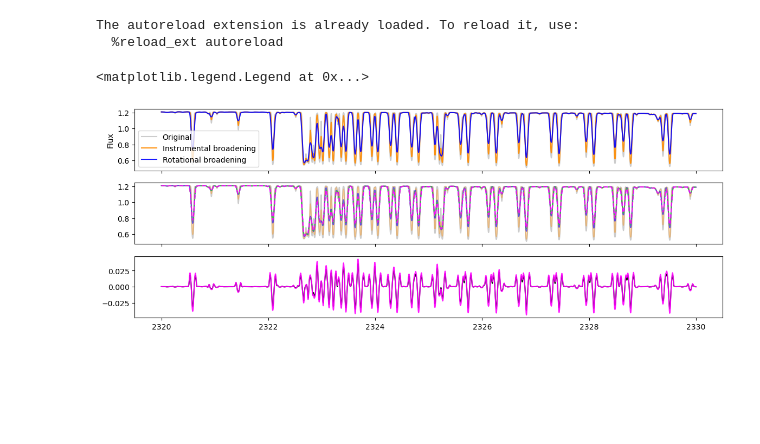
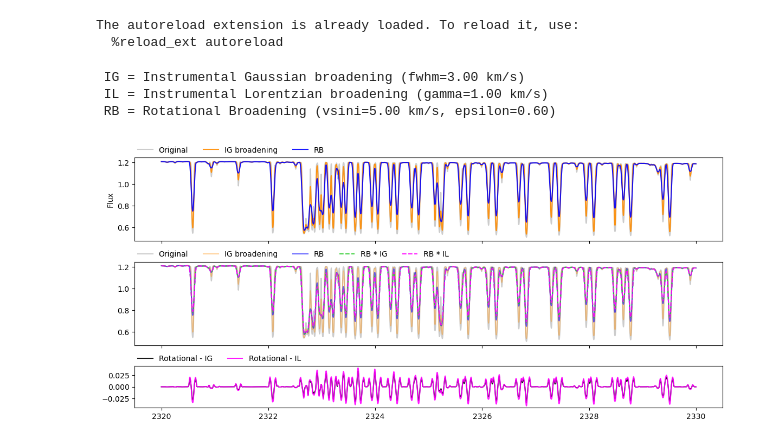
Before and after one commit to TessaEveline/broadpy, a Jupyter notebook: examples/instrumental_rotational_broadening.ipynb, the cells around one changed output. Cells and saved outputs as stored; diff of their text form; code cells hidden in the pictures; blank space fills up the shorter version.

Commit message:
Update examples

```diff
--- a/examples/instrumental_rotational_broadening.ipynb
+++ b/examples/instrumental_rotational_broadening.ipynb
@@ -21,44 +13,57 @@ flux = flux[mask]
+# %%
+# load PHOENIX model (R~1e6)
+wave, flux = load_example_data()
 # %%
 IB = InstrumentalBroadening(wave, flux)
 RB = RotationalBroadening(wave, flux)
 # %%
 R = 1e5
 fwhm = 2.998e5/R
+gamma= 1.0
 # Instrumental broadening
 flux_fwhm = IB(fwhm=fwhm, kernel='gaussian')
 flux_gamma = IB(gamma=1.0, kernel='lorentzian')
 n_edge_fwhm = 2 * int(np.mean(wave) / np.mean(np.diff(wave)) / R)
 # %%
-# Rotational broadening
+# RB
 vsini = 5.0
-eps = 0.5
+eps = 0.6
 flux_vsini = RB(vsini=vsini, epsilon=eps)
 flux_vsini_fwhm = InstrumentalBroadening(wave, flux_vsini)(fwhm=fwhm, kernel='gaussian')
-flux_vsini_gamma = InstrumentalBroadening(wave, flux_vsini)(gamma=1.0, kernel='lorentzian')
+flux_vsini_gamma = InstrumentalBroadening(wave, flux_vsini)(gamma=gamma, kernel='lorentzian')
 # %%
-fig, ax = plt.subplots(3, 1, figsize=(14, 5), sharex=True)
-
+fig, ax = plt.subplots(3, 1, figsize=(14, 6), sharex=True, gridspec_kw={'height_ratios': [2, 2, 1],
+                                                                        'hspace':0.3})
+print(f' IG = Instrumental Gaussian broadening (fwhm={fwhm:.2f} km/s)')
+print(f' IL = Instrumental Lorentzian broadening (gamma={gamma:.2f} km/s)')
+print(f' RB = Rotational Broadening (vsini={vsini:.2f} km/s, epsilon={eps:.2f})')
 for i, axi in enumerate(ax[:2]):
 
 
     axi.plot(wave, flux, label='Original', alpha=0.2, color='black')
-    axi.plot(wave, flux_fwhm, label='Instrumental broadening', color='darkorange', alpha=0.9 - 0.5*i)
-    axi.plot(wave, flux_vsini, label='Rotational broadening', color='blue', alpha=0.9 - 0.3*i)
+    axi.plot(wave, flux_fwhm, label='IG broadening', color='darkorange', alpha=0.9 - 0.5*i)
+    axi.plot(wave, flux_vsini, label='RB', color='blue', alpha=0.9 - 0.3*i)
 
-ax[1].plot(wave, flux_vsini_fwhm, label='Instrumental + Rotational broadening', color='limegreen', alpha=0.9, ls='--')
-ax[1].plot(wave, flux_vsini_gamma, label='Instrumental + Rotational broadening', color='magenta', alpha=0.9, ls='--')
+ax[1].plot(wave, flux_vsini_fwhm, label='RB * IG', color='limegreen', alpha=0.9, ls='--')
+ax[1].plot(wave, flux_vsini_gamma, label='RB * IL', color='magenta', alpha=0.9, ls='--')
 
 # residuals between flux_vsini and flux_vsini_fwhm
 res = flux_vsini - flux_vsini_fwhm
-ax[-1].plot(wave, res, color='black', alpha=0.9)
+ax[-1].plot(wave, res, color='black', alpha=0.9, label='Rotational - IG')
 
 res_gamma = flux_vsini - flux_vsini_gamma
-ax[-1].plot(wave, res_gamma, color='magenta', alpha=0.9)
+ax[-1].plot(wave, res_gamma, color='magenta', alpha=0.9, label='Rotational - IL')
 
 
-ax[0].set_ylabel('Flux')
+[axi.set_ylabel('Flux') for axi in ax[:2]]
 
-ax[0].legend()
+ax[0].legend(ncol=10, loc=(0.0, 1.01), frameon=False)
+ax[1].legend(ncol=10, loc=(0.0, 1.01), frameon=False)
+[axi.legend(ncol=10, loc=(0.0, 1.01), frameon=False) for axi in ax]
+ax[1].set()
+plt.show()
 # %% [output]
-<matplotlib.legend.Legend at 0x...>
+ IG = Instrumental Gaussian broadening (fwhm=3.00 km/s)
+ IL = Instrumental Lorentzian broadening (gamma=1.00 km/s)
+ RB = Rotational Broadening (vsini=5.00 km/s, epsilon=0.60)
-[figure, old version]
+[figure, new version]
```
Also changed, not shown: parts of 2 cells of this notebook, 2 other files.
